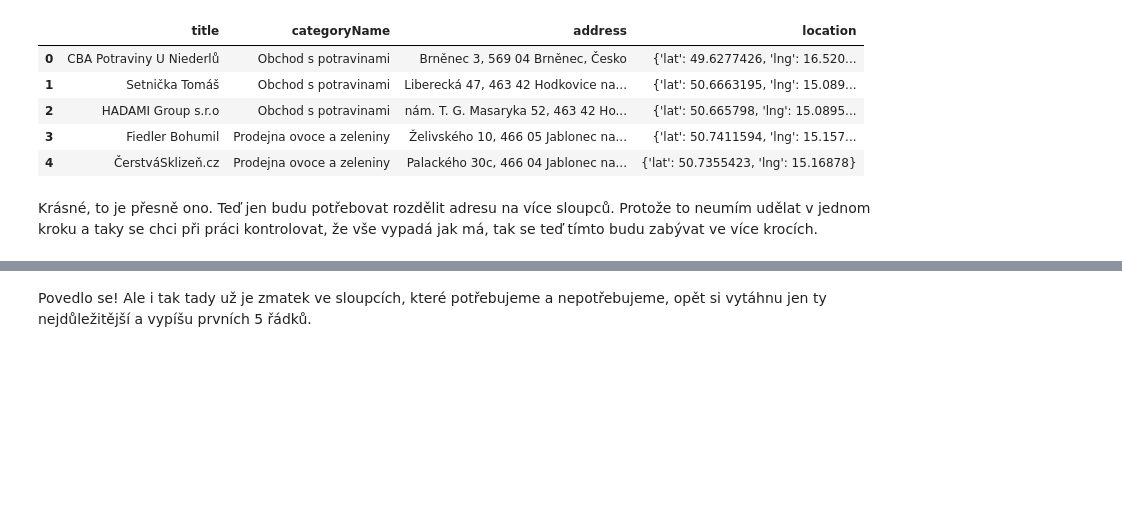
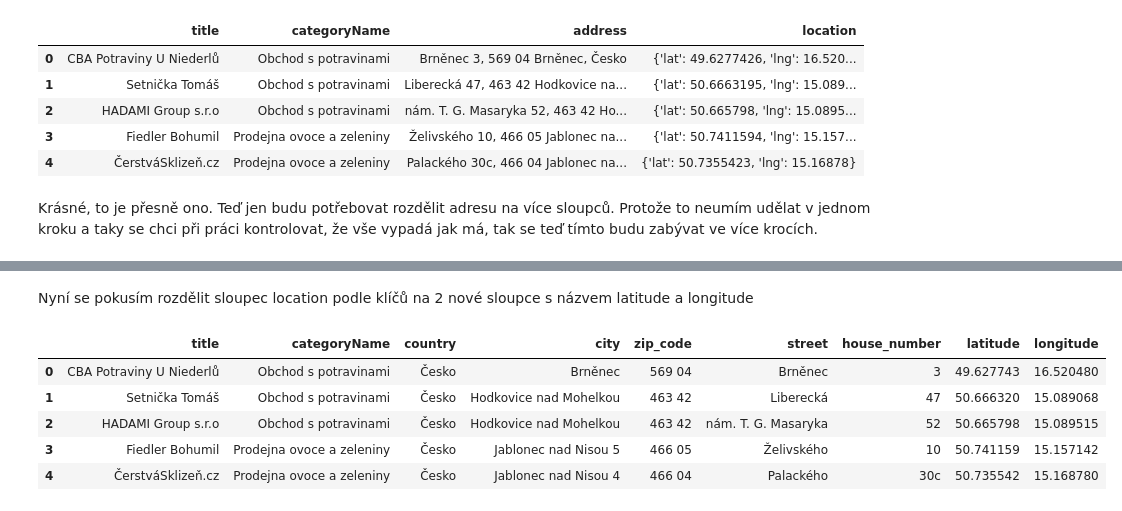
Before and after one commit to 123Lenka/Detektivky_vizualni_smog, a Jupyter notebook: lenka/cisteni_supermarkety.ipynb, the cells around one changed output, grey strips where cells are left out. Saved outputs shown, nothing was run; the diff lists cells and outputs as text; code cells hidden in the pictures; blank space fills up the shorter version.

```diff
--- a/lenka/cisteni_supermarkety.ipynb
+++ b/lenka/cisteni_supermarkety.ipynb
@@ -136,2 +110,14 @@ selected_clmns
 # %% [markdown]
-Povedlo se! Ale i tak tady už je zmatek ve sloupcích, které potřebujeme a nepotřebujeme, opět si vytáhnu jen ty nejdůležitější a vypíšu prvních 5 řádků.
+Nyní se pokusím rozdělit sloupec location podle klíčů na 2 nové sloupce s názvem latitude a longitude
+# %%
+selected_clmns['latitude'] = selected_clmns['location'].str.get('lat')
+selected_clmns['longitude'] = selected_clmns['location'].str.get('lng')
+selected_clmns.drop(columns=['location'], inplace=True)
+selected_clmns.head(5)
+# %% [output]
+|  | title | categoryName | country | city | zip_code | street | house_number | latitude | longitude |
+| 0 | CBA Potraviny U Niederlů | Obchod s potravinami | Česko | Brněnec | 569 04 | Brněnec | 3 | 49.627743 | 16.520480 |
+| 1 | Setnička Tomáš | Obchod s potravinami | Česko | Hodkovice nad Mohelkou | 463 42 | Liberecká | 47 | 50.666320 | 15.089068 |
+| 2 | HADAMI Group s.r.o | Obchod s potravinami | Česko | Hodkovice nad Mohelkou | 463 42 | nám. T. G. Masaryka | 52 | 50.665798 | 15.089515 |
+| 3 | Fiedler Bohumil | Prodejna ovoce a zeleniny | Česko | Jablonec nad Nisou 5 | 466 05 | Želivského | 10 | 50.741159 | 15.157142 |
+| 4 | ČerstváSklizeň.cz | Prodejna ovoce a zeleniny | Česko | Jablonec nad Nisou 4 | 466 04 | Palackého | 30c | 50.735542 | 15.168780 |
```
Also changed, not shown: parts of 13 cells of this notebook.
